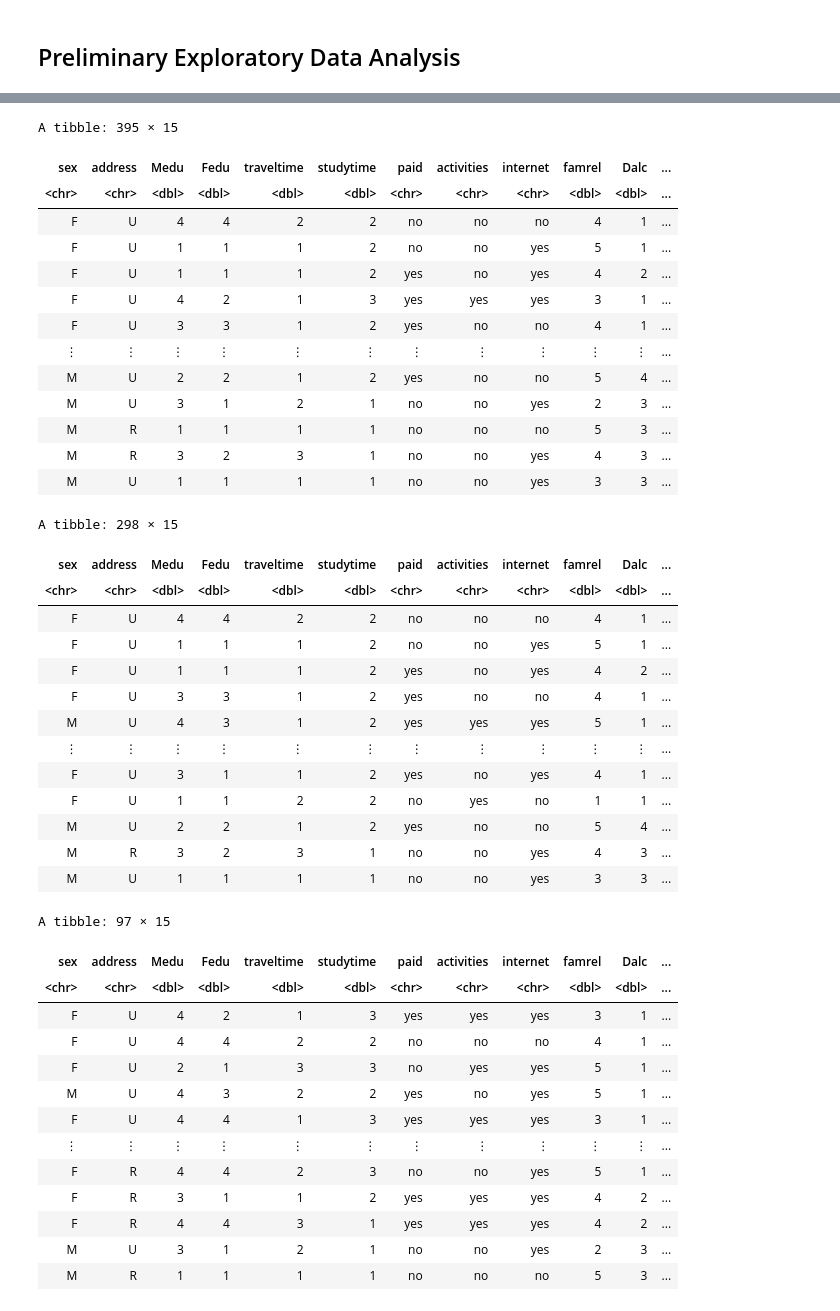
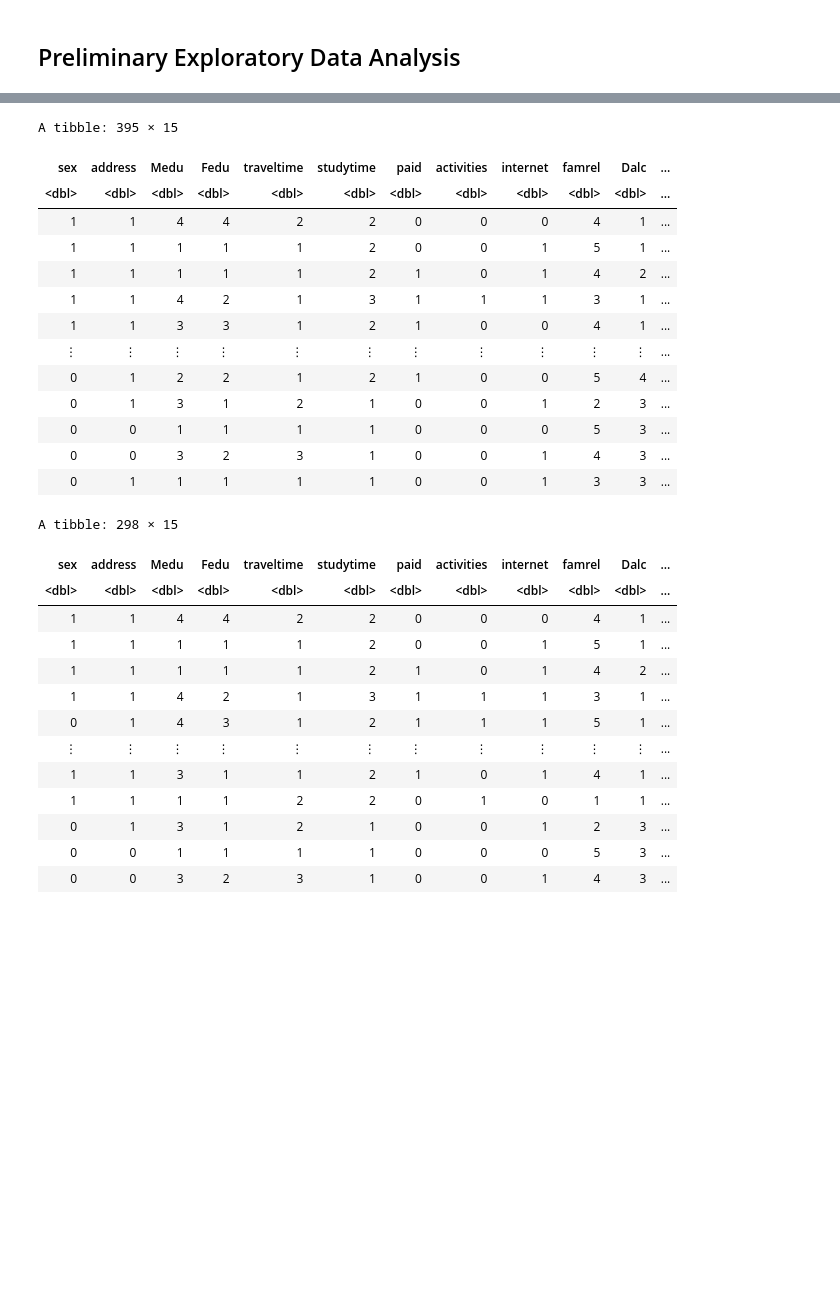
Before and after one commit to edsters78/DSCI100_Project, a Jupyter notebook: proposal.ipynb, the cells around one changed output, grey strips where cells are left out. Cells and saved outputs as stored; diff of their text form; code cells hidden in the pictures; blank space fills up the shorter version.

```diff
--- a/proposal.ipynb
+++ b/proposal.ipynb
@@ -80,56 +47,50 @@ A spec_tbl_df: 395 × 33
 #selecting only the variables that will be most relevant
 student_data_clean <- student_data %>%
     select(sex, address, Medu, Fedu, traveltime, studytime, paid, activities, internet, famrel, Dalc, Walc, health, absences, G3)
-student_data_clean
+#student_data_clean
+
+student_data_clean_nonly <- student_data_clean %>%
+    mutate(sex = ifelse(sex == "F", 1, 0), #1 is female, 0 is male
+          address = ifelse(address == "U", 1, 0), #1 is Urban, 0 is Rural
+          paid = ifelse(paid == "yes", 1, 0), #1 is yes, 0 is no
+          activities = ifelse(activities == "yes", 1, 0), #1 is yes, 0 is no
+          internet = ifelse(internet == "yes", 1, 0)) #1 is yes, 0 is no
+student_data_clean_nonly
 # %% [output]
 A tibble: 395 × 15
 | sex | address | Medu | Fedu | traveltime | studytime | paid | activities | internet | famrel | Dalc | ... |
-| <chr> | <chr> | <dbl> | <dbl> | <dbl> | <dbl> | <chr> | <chr> | <chr> | <dbl> | <dbl> | ... |
-| F | U | 4 | 4 | 2 | 2 | no | no | no | 4 | 1 | ... |
-| F | U | 1 | 1 | 1 | 2 | no | no | yes | 5 | 1 | ... |
-| F | U | 1 | 1 | 1 | 2 | yes | no | yes | 4 | 2 | ... |
-| F | U | 4 | 2 | 1 | 3 | yes | yes | yes | 3 | 1 | ... |
-| F | U | 3 | 3 | 1 | 2 | yes | no | no | 4 | 1 | ... |
+| <dbl> | <dbl> | <dbl> | <dbl> | <dbl> | <dbl> | <dbl> | <dbl> | <dbl> | <dbl> | <dbl> | ... |
+| 1 | 1 | 4 | 4 | 2 | 2 | 0 | 0 | 0 | 4 | 1 | ... |
+| 1 | 1 | 1 | 1 | 1 | 2 | 0 | 0 | 1 | 5 | 1 | ... |
+| 1 | 1 | 1 | 1 | 1 | 2 | 1 | 0 | 1 | 4 | 2 | ... |
+| 1 | 1 | 4 | 2 | 1 | 3 | 1 | 1 | 1 | 3 | 1 | ... |
+| 1 | 1 | 3 | 3 | 1 | 2 | 1 | 0 | 0 | 4 | 1 | ... |
 | ⋮ | ⋮ | ⋮ | ⋮ | ⋮ | ⋮ | ⋮ | ⋮ | ⋮ | ⋮ | ⋮ | ... |
-| M | U | 2 | 2 | 1 | 2 | yes | no | no | 5 | 4 | ... |
-| M | U | 3 | 1 | 2 | 1 | no | no | yes | 2 | 3 | ... |
-| M | R | 1 | 1 | 1 | 1 | no | no | no | 5 | 3 | ... |
-| M | R | 3 | 2 | 3 | 1 | no | no | yes | 4 | 3 | ... |
-| M | U | 1 | 1 | 1 | 1 | no | no | yes | 3 | 3 | ... |
+| 0 | 1 | 2 | 2 | 1 | 2 | 1 | 0 | 0 | 5 | 4 | ... |
+| 0 | 1 | 3 | 1 | 2 | 1 | 0 | 0 | 1 | 2 | 3 | ... |
+| 0 | 0 | 1 | 1 | 1 | 1 | 0 | 0 | 0 | 5 | 3 | ... |
+| 0 | 0 | 3 | 2 | 3 | 1 | 0 | 0 | 1 | 4 | 3 | ... |
+| 0 | 1 | 1 | 1 | 1 | 1 | 0 | 0 | 1 | 3 | 3 | ... |
 # %%
 #splitting into training and testing data
-student_split <- initial_split(student_data_clean, prop = 0.75, strat = G3)
+student_split <- initial_split(student_data_clean_nonly, prop = 0.75, strat = G3)
 student_train <- training(student_split)
 student_test <- testing(student_split)
 
 student_train
-student_test
+#student_test
 # %% [output]
 A tibble: 298 × 15
 | sex | address | Medu | Fedu | traveltime | studytime | paid | activities | internet | famrel | Dalc | ... |
-| <chr> | <chr> | <dbl> | <dbl> | <dbl> | <dbl> | <chr> | <chr> | <chr> | <dbl> | <dbl> | ... |
-| F | U | 4 | 4 | 2 | 2 | no | no | no | 4 | 1 | ... |
-| F | U | 1 | 1 | 1 | 2 | no | no | yes | 5 | 1 | ... |
-| F | U | 1 | 1 | 1 | 2 | yes | no | yes | 4 | 2 | ... |
-| F | U | 3 | 3 | 1 | 2 | yes | no | no | 4 | 1 | ... |
-| M | U | 4 | 3 | 1 | 2 | yes | yes | yes | 5 | 1 | ... |
+| <dbl> | <dbl> | <dbl> | <dbl> | <dbl> | <dbl> | <dbl> | <dbl> | <dbl> | <dbl> | <dbl> | ... |
+| 1 | 1 | 4 | 4 | 2 | 2 | 0 | 0 | 0 | 4 | 1 | ... |
+| 1 | 1 | 1 | 1 | 1 | 2 | 0 | 0 | 1 | 5 | 1 | ... |
+| 1 | 1 | 1 | 1 | 1 | 2 | 1 | 0 | 1 | 4 | 2 | ... |
+| 1 | 1 | 4 | 2 | 1 | 3 | 1 | 1 | 1 | 3 | 1 | ... |
+| 0 | 1 | 4 | 3 | 1 | 2 | 1 | 1 | 1 | 5 | 1 | ... |
 | ⋮ | ⋮ | ⋮ | ⋮ | ⋮ | ⋮ | ⋮ | ⋮ | ⋮ | ⋮ | ⋮ | ... |
-| F | U | 3 | 1 | 1 | 2 | yes | no | yes | 4 | 1 | ... |
-| F | U | 1 | 1 | 2 | 2 | no | yes | no | 1 | 1 | ... |
-| M | U | 2 | 2 | 1 | 2 | yes | no | no | 5 | 4 | ... |
-| M | R | 3 | 2 | 3 | 1 | no | no | yes | 4 | 3 | ... |
-| M | U | 1 | 1 | 1 | 1 | no | no | yes | 3 | 3 | ... |
+| 1 | 1 | 3 | 1 | 1 | 2 | 1 | 0 | 1 | 4 | 1 | ... |
+| 1 | 1 | 1 | 1 | 2 | 2 | 0 | 1 | 0 | 1 | 1 | ... |
+| 0 | 1 | 3 | 1 | 2 | 1 | 0 | 0 | 1 | 2 | 3 | ... |
+| 0 | 0 | 1 | 1 | 1 | 1 | 0 | 0 | 0 | 5 | 3 | ... |
+| 0 | 0 | 3 | 2 | 3 | 1 | 0 | 0 | 1 | 4 | 3 | ... |
-A tibble: 97 × 15
-| sex | address | Medu | Fedu | traveltime | studytime | paid | activities | internet | famrel | Dalc | ... |
-| <chr> | <chr> | <dbl> | <dbl> | <dbl> | <dbl> | <chr> | <chr> | <chr> | <dbl> | <dbl> | ... |
-| F | U | 4 | 2 | 1 | 3 | yes | yes | yes | 3 | 1 | ... |
-| F | U | 4 | 4 | 2 | 2 | no | no | no | 4 | 1 | ... |
-| F | U | 2 | 1 | 3 | 3 | no | yes | yes | 5 | 1 | ... |
-| M | U | 4 | 3 | 2 | 2 | yes | no | yes | 5 | 1 | ... |
-| F | U | 4 | 4 | 1 | 3 | yes | yes | yes | 3 | 1 | ... |
-| ⋮ | ⋮ | ⋮ | ⋮ | ⋮ | ⋮ | ⋮ | ⋮ | ⋮ | ⋮ | ⋮ | ... |
-| F | R | 4 | 4 | 2 | 3 | no | no | yes | 5 | 1 | ... |
-| F | R | 3 | 1 | 1 | 2 | yes | yes | yes | 4 | 2 | ... |
-| F | R | 4 | 4 | 3 | 1 | yes | yes | yes | 4 | 2 | ... |
-| M | U | 3 | 1 | 2 | 1 | no | no | yes | 2 | 3 | ... |
-| M | R | 1 | 1 | 1 | 1 | no | no | no | 5 | 3 | ... |
```
Also changed, not shown: parts of 13 cells of this notebook.
